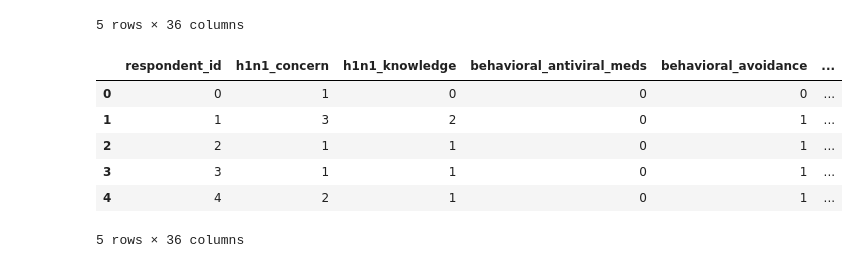
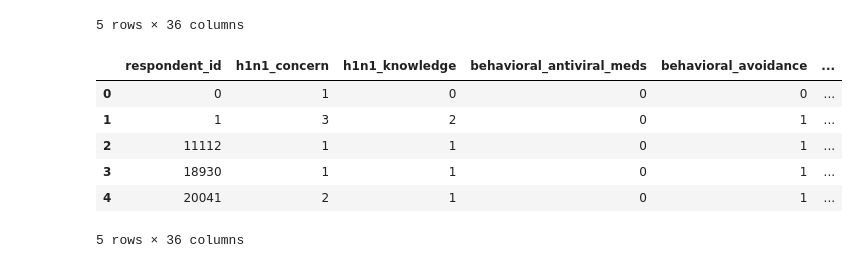
Before and after one commit to ggrotewold/FluShot, a Jupyter notebook: FluShot.ipynb, the cells around one changed output. Saved outputs shown, nothing was run; the diff lists cells and outputs as text; code cells hidden in the pictures.

```diff
--- a/FluShot.ipynb
+++ b/FluShot.ipynb
@@ -40,38 +41,42 @@ def cleanData(df : pd.DataFrame):
     df[['opinion_seas_sick_from_vacc', 'opinion_seas_risk', 'opinion_seas_vacc_effective']] = df[['opinion_seas_sick_from_vacc','opinion_seas_risk', 'opinion_seas_vacc_effective']].fillna('missing')
     #fil NaN in opinion_h1n1_sick_from_vacc, oopinion_h1n1_risk and opinion_seas_vacc_effective with missing
     df[['opinion_h1n1_sick_from_vacc', 'opinion_h1n1_risk', 'opinion_h1n1_vacc_effective']] = df[['opinion_h1n1_sick_from_vacc', 'opinion_h1n1_risk', 'opinion_h1n1_vacc_effective']].fillna('missing')
     #fill NaN in health_worker with 0
     df['health_worker']=df['health_worker'].fillna(0)
     #fill NaN in child_under_6_months with 0
     df['child_under_6_months']=df['child_under_6_months'].fillna(0)
     #fill NaN in chronic_med_condition with 'missing'
     df['chronic_med_condition']=df['chronic_med_condition'].fillna('missing')
     #fill NaN in behavorial flags with 'missing'
     df[['behavioral_antiviral_meds','behavioral_avoidance','behavioral_face_mask','behavioral_wash_hands','behavioral_large_gatherings','behavioral_outside_home','behavioral_touch_face']]=df[['behavioral_antiviral_meds','behavioral_avoidance','behavioral_face_mask','behavioral_wash_hands','behavioral_large_gatherings','behavioral_outside_home','behavioral_touch_face']].fillna('missing')
     #fill NaN in h1ns_knowledge with 'missing'
     df['h1n1_knowledge']=df['h1n1_knowledge'].fillna('missing')
     #fill NaN in h1ns_knowledge with 'missing'
     df['h1n1_knowledge']=df['h1n1_knowledge'].fillna('missing')
     #fill NaN in h1ns_concern with 'missing'
     df['h1n1_concern']=df['h1n1_concern'].fillna('missing')
 
     #set correct data-types
-    df = df.astype('category')
+    df = df.astype('str')
 
-    #ToDo: handle categorical-data
+    #handle categorical-data
+    le = preprocessing.LabelEncoder()
+    list_of_categorical_columns = df.select_dtypes(['object']).columns
+    for column in list_of_categorical_columns:
+        df[column] = le.fit_transform(df[column])
 
     return df
 
 trainingData = pd.merge(training_features, training_labels, on= 'respondent_id')
 cleaned_trainingData = cleanData(trainingData)
 cleaned_trainingData.head()
 # %% [output]
 |  | respondent_id | h1n1_concern | h1n1_knowledge | behavioral_antiviral_meds | behavioral_avoidance | ... |
 | 0 | 0 | 1 | 0 | 0 | 0 | ... |
 | 1 | 1 | 3 | 2 | 0 | 1 | ... |
-| 2 | 2 | 1 | 1 | 0 | 1 | ... |
-| 3 | 3 | 1 | 1 | 0 | 1 | ... |
-| 4 | 4 | 2 | 1 | 0 | 1 | ... |
+| 2 | 11112 | 1 | 1 | 0 | 1 | ... |
+| 3 | 18930 | 1 | 1 | 0 | 1 | ... |
+| 4 | 20041 | 2 | 1 | 0 | 1 | ... |
 5 rows × 36 columns
 # %%
 def findUnfilledCollumns(df : pd.DataFrame):
```
Also changed, not shown: parts of 5 cells of this notebook.
